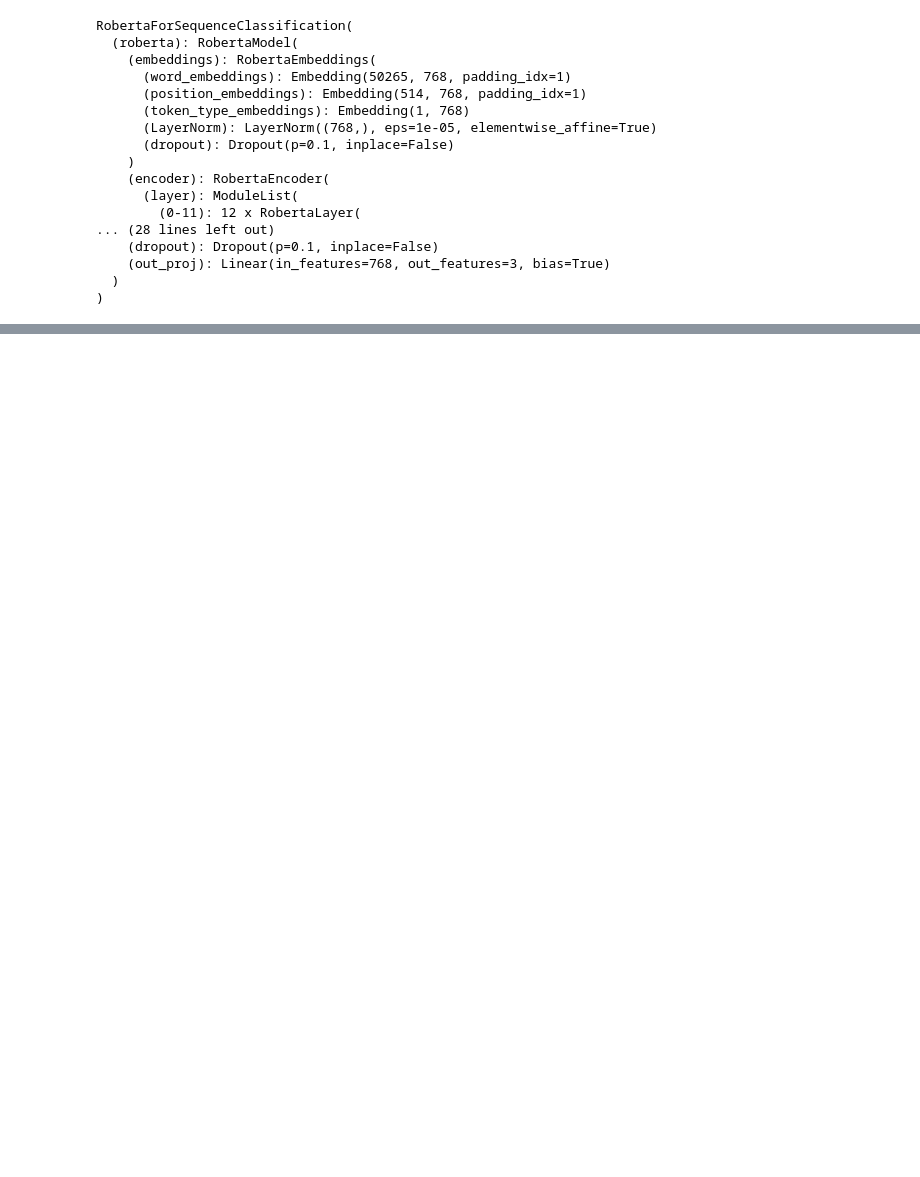
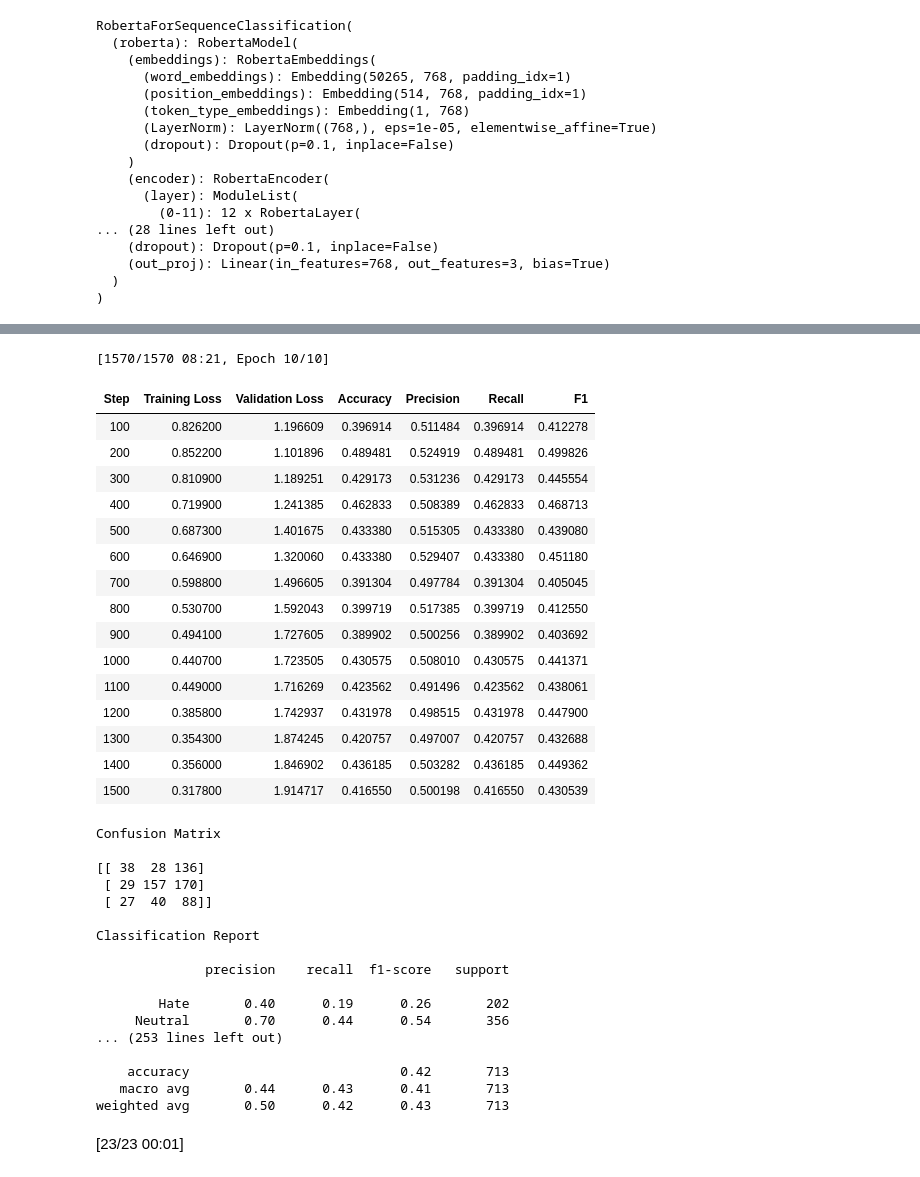
Before and after one commit to andreunilux/BSP_6, a Jupyter notebook: Bert_with_trainer.ipynb, the cells around one changed output, grey strips where cells are left out. Saved outputs shown, nothing was run; the diff lists cells and outputs as text; code cells hidden in the pictures; blank space fills up the shorter version.

Commit message:
added Result file output

```diff
--- a/Bert_with_trainer.ipynb
+++ b/Bert_with_trainer.ipynb
@@ -59,5 +61,7 @@ os.getcwd()
 gold='/content/drive/MyDrive/BSP6/init_dataset_gold'
 gold_silver='/content/drive/MyDrive/BSP6/init_dataset_gold_silver'
 gold_silver_train_gold_val='/content/drive/MyDrive/BSP6/init_dataset_gold_silver_train_gold_val'
-os.chdir(gold_silver_train_gold_val)
+current_dataset=gold_silver_train_gold_val
+os.chdir(current_dataset)
+now = str(datetime.datetime.now())
 # %% [output]
@@ -105,10 +109,14 @@ RobertaForSequenceClassification(
 )
 # %%
 #Train Data
+max_length_X=50
+max_length_V=50
+max_length_T=50
+
 
 X = []
 for context, target in zip(train_data.context, train_data.target):
-  X.append(tokenizer(context, target, padding='max_length', truncation='longest_first', max_length=60))
+  X.append(tokenizer( target, padding='max_length', truncation='longest_first', max_length=max_length_X))
 y_train = list(train_data.label)
 print(X)
 X_train_tokenized = X
@@ -117,14 +125,14 @@ X_train_tokenized = X
 #val Data
 V = []
 for context, target in zip(val_data.context, val_data.target):
-   V.append(tokenizer(context, target, padding='max_length', truncation='longest_first', max_length=60))
+   V.append(tokenizer( context,target, padding='max_length', truncation='longest_first', max_length=max_length_V))
 y_val = list(val_data.label)
 V_val_tokenized = V
 
 #test Data
 T = []
 for context, target in zip(test_data.context, test_data.target):
-   T.append(tokenizer(context, target, padding='max_length', truncation='longest_first', max_length=60))
+   T.append(tokenizer(context, target, padding='max_length', truncation='longest_first', max_length=max_length_T))
 y_test = list(test_data.label)
 T_test_tokenized = T
 # %% [output]
@@ -188,21 +195,31 @@ train_dataset[0]
  'labels': tensor(2)}
 # %%
 from sklearn.metrics import accuracy_score, precision_recall_fscore_support
-
+#importing confusion matrix
+from sklearn.metrics import confusion_matrix
+from sklearn.metrics import classification_report
+f = open(current_dataset+"/Report/output"+now+".txt","w")
 
 def compute_metrics(pred):
     labels = pred.label_ids
-    #print("Predictions:"+str(pred.predictions))
     preds = pred.predictions.argmax(-1)
     accuracy = accuracy_score(labels, preds)
-    print("Label"+str(labels[10:30]))
-    print("Predicted:"+str(preds[10:30]))
+    confusion = confusion_matrix(labels, preds)
+    print('Confusion Matrix\n')
+    print(confusion)
+    print('\nClassification Report\n')
+    print(classification_report(labels, preds, target_names=['Hate', 'Neutral', 'Counter']))
+    f.write('Confusion Matrix\n')
+    f.write(str(confusion))
+    f.write('\nClassification Report\n')
+    f.write(str(classification_report(labels, preds, target_names=['Hate', 'Neutral', 'Counter'])))
     precision, recall, f1, _ = precision_recall_fscore_support(labels, preds, average="weighted")
     return {"accuracy": accuracy, "precision": precision, "recall": recall, "f1": f1}
 # %%
+
 # Define Trainer
 args = TrainingArguments(
-    output_dir='./results',           # output directory
+    output_dir="./results",
     num_train_epochs=10,               # total number of training epochs
     per_device_train_batch_size=32,   # batch size per device during training
     per_device_eval_batch_size=32,    # batch size for evaluation
@@ -210,8 +227,11 @@ args = TrainingArguments(
     evaluation_strategy="steps",
     logging_steps = 100,
     weight_decay=0.2,
-    load_best_model_at_end=True
+    load_best_model_at_end=True,
+    overwrite_output_dir=True
 )
+
+
 
 trainer = Trainer(
     model=model,
@@ -281,0 +261,40 @@ eval
+# %%
+trainer.train()
+f.write(str(trainer.state.log_history))
+eval=trainer.evaluate(test_dataset)
+# %% [output]
+[1570/1570 08:21, Epoch 10/10]
+| Step | Training Loss | Validation Loss | Accuracy | Precision | Recall | F1 |
+| 100 | 0.826200 | 1.196609 | 0.396914 | 0.511484 | 0.396914 | 0.412278 |
+| 200 | 0.852200 | 1.101896 | 0.489481 | 0.524919 | 0.489481 | 0.499826 |
+| 300 | 0.810900 | 1.189251 | 0.429173 | 0.531236 | 0.429173 | 0.445554 |
+| 400 | 0.719900 | 1.241385 | 0.462833 | 0.508389 | 0.462833 | 0.468713 |
+| 500 | 0.687300 | 1.401675 | 0.433380 | 0.515305 | 0.433380 | 0.439080 |
+| 600 | 0.646900 | 1.320060 | 0.433380 | 0.529407 | 0.433380 | 0.451180 |
+| 700 | 0.598800 | 1.496605 | 0.391304 | 0.497784 | 0.391304 | 0.405045 |
+| 800 | 0.530700 | 1.592043 | 0.399719 | 0.517385 | 0.399719 | 0.412550 |
+| 900 | 0.494100 | 1.727605 | 0.389902 | 0.500256 | 0.389902 | 0.403692 |
+| 1000 | 0.440700 | 1.723505 | 0.430575 | 0.508010 | 0.430575 | 0.441371 |
+| 1100 | 0.449000 | 1.716269 | 0.423562 | 0.491496 | 0.423562 | 0.438061 |
+| 1200 | 0.385800 | 1.742937 | 0.431978 | 0.498515 | 0.431978 | 0.447900 |
+| 1300 | 0.354300 | 1.874245 | 0.420757 | 0.497007 | 0.420757 | 0.432688 |
+| 1400 | 0.356000 | 1.846902 | 0.436185 | 0.503282 | 0.436185 | 0.449362 |
+| 1500 | 0.317800 | 1.914717 | 0.416550 | 0.500198 | 0.416550 | 0.430539 |
+Confusion Matrix
+
+[[ 38  28 136]
+ [ 29 157 170]
+ [ 27  40  88]]
+
+Classification Report
+
+              precision    recall  f1-score   support
+
+        Hate       0.40      0.19      0.26       202
+     Neutral       0.70      0.44      0.54       356
+... (253 lines left out)
+
+    accuracy                           0.42       713
+   macro avg       0.44      0.43      0.41       713
+weighted avg       0.50      0.42      0.43       713
+[23/23 00:01]
```
Also changed, not shown: parts of 12 cells of this notebook.
